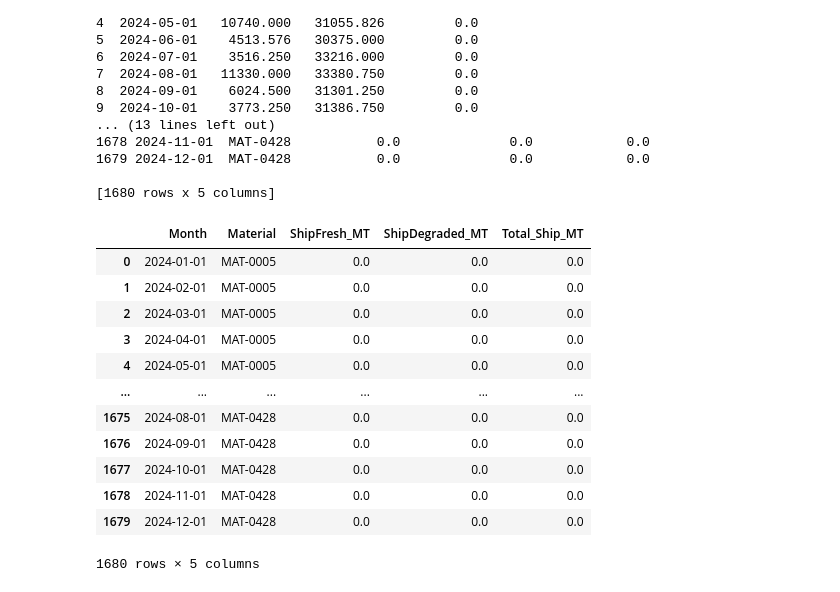
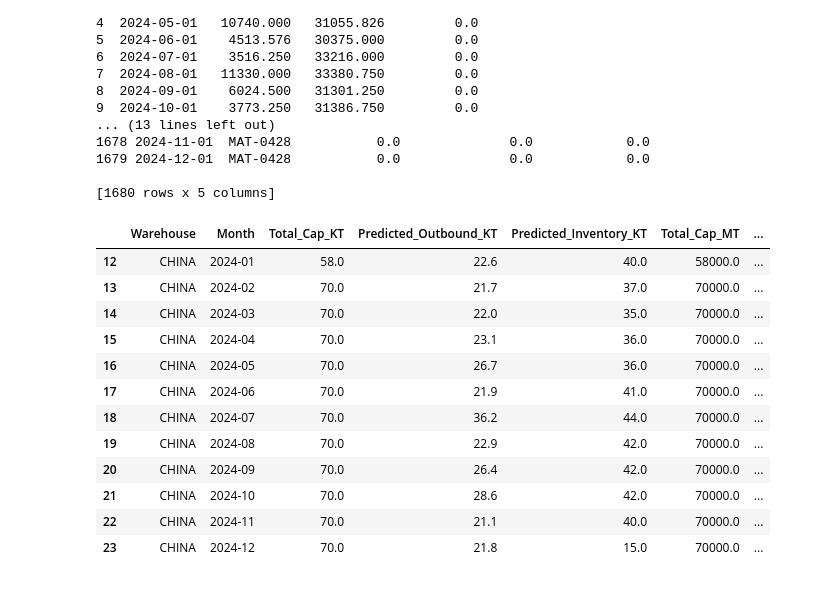
Before and after one commit to peter-parit/em-hackathon-notebooks, a Jupyter notebook: Notebooks/cleaned-deedee-data.ipynb, the cells around one changed output. Cells and saved outputs as stored; diff of their text form; code cells hidden in the pictures.

Commit message:
now have china updated

```diff
--- a/Notebooks/cleaned-deedee-data.ipynb
+++ b/Notebooks/cleaned-deedee-data.ipynb
@@ -369,6 +416,8 @@ inventory_aggregated
 forcast = pd.read_csv("../Data/Monthly_Forecast_Summary.csv")
 # %%
 forecast_sg = forcast[forcast['Warehouse'] == 'SINGAPORE'].copy()
+
+forecast_ch = forcast[forcast['Warehouse'] == 'CHINA'].copy()
 forcast
 # %% [output]
 |  | Warehouse | Month | Total_Cap_KT | Predicted_Outbound_KT | Predicted_Inventory_KT |
@@ -389,16 +438,25 @@ forcast
 | 22 | CHINA | 2024-11 | 70.0 | 21.10 | 40.00000 |
 | 23 | CHINA | 2024-12 | 70.0 | 21.80 | 15.00000 |
 # %%
-# multiply the three KT‐columns by 1 000:
+# multiply the three KT‐columns by 1 000 for singapore:
 forecast_sg["Total_Cap_MT"] = forecast_sg["Total_Cap_KT"] * 1000
 forecast_sg["Predicted_Outbound_MT"] = forecast_sg["Predicted_Outbound_KT"] * 1000
 forecast_sg["Predicted_Inventory_MT"] = forecast_sg["Predicted_Inventory_KT"] * 1000
 
-# if you’d rather *replace* the old columns in place and rename:
-forecast_sg["Total_Cap_KT"] *= 1000
-forecast_sg.drop(columns=['Total_Cap_KT', 'Predicted_Outbound_KT', 'Predicted_Inventory_KT'], inplace=True)
+# multiply the three KT‐columns by 1 000 for china:
+forecast_ch["Total_Cap_MT"] = forecast_ch["Total_Cap_KT"] * 1000
+forecast_ch["Predicted_Outbound_MT"] = forecast_ch["Predicted_Outbound_KT"] * 1000
+forecast_ch["Predicted_Inventory_MT"] = forecast_ch["Predicted_Inventory_KT"] * 1000
+
+# # if you’d rather *replace* the old columns in place and rename:
+# forecast_sg["Total_Cap_KT"] *= 1000
+# forecast_sg.drop(columns=['Total_Cap_KT', 'Predicted_Outbound_KT', 'Predicted_Inventory_KT'], inplace=True)
+
+
 
 forecast_sg['Month'] = pd.to_datetime(forecast_sg['Month']).dt.to_period('M')
+
+forecast_ch['Month'] = pd.to_datetime(forecast_ch['Month']).dt.to_period('M')
 # %%
 forecast_sg
 # %% [output]
@@ -1000,18 +1213,18 @@ Status: Optimal
 
 [1680 rows x 5 columns]
 # %%
-ship_by_sku
+forecast_ch
 # %% [output]
-|  | Month | Material | ShipFresh_MT | ShipDegraded_MT | Total_Ship_MT |
-| 0 | 2024-01-01 | MAT-0005 | 0.0 | 0.0 | 0.0 |
-| 1 | 2024-02-01 | MAT-0005 | 0.0 | 0.0 | 0.0 |
-| 2 | 2024-03-01 | MAT-0005 | 0.0 | 0.0 | 0.0 |
-| 3 | 2024-04-01 | MAT-0005 | 0.0 | 0.0 | 0.0 |
-| 4 | 2024-05-01 | MAT-0005 | 0.0 | 0.0 | 0.0 |
-| ... | ... | ... | ... | ... | ... |
-| 1675 | 2024-08-01 | MAT-0428 | 0.0 | 0.0 | 0.0 |
-| 1676 | 2024-09-01 | MAT-0428 | 0.0 | 0.0 | 0.0 |
-| 1677 | 2024-10-01 | MAT-0428 | 0.0 | 0.0 | 0.0 |
-| 1678 | 2024-11-01 | MAT-0428 | 0.0 | 0.0 | 0.0 |
-| 1679 | 2024-12-01 | MAT-0428 | 0.0 | 0.0 | 0.0 |
+|  | Warehouse | Month | Total_Cap_KT | Predicted_Outbound_KT | Predicted_Inventory_KT | Total_Cap_MT | ... |
+| 12 | CHINA | 2024-01 | 58.0 | 22.6 | 40.0 | 58000.0 | ... |
+| 13 | CHINA | 2024-02 | 70.0 | 21.7 | 37.0 | 70000.0 | ... |
+| 14 | CHINA | 2024-03 | 70.0 | 22.0 | 35.0 | 70000.0 | ... |
+| 15 | CHINA | 2024-04 | 70.0 | 23.1 | 36.0 | 70000.0 | ... |
+| 16 | CHINA | 2024-05 | 70.0 | 26.7 | 36.0 | 70000.0 | ... |
+| 17 | CHINA | 2024-06 | 70.0 | 21.9 | 41.0 | 70000.0 | ... |
+| 18 | CHINA | 2024-07 | 70.0 | 36.2 | 44.0 | 70000.0 | ... |
+| 19 | CHINA | 2024-08 | 70.0 | 22.9 | 42.0 | 70000.0 | ... |
+| 20 | CHINA | 2024-09 | 70.0 | 26.4 | 42.0 | 70000.0 | ... |
+| 21 | CHINA | 2024-10 | 70.0 | 28.6 | 42.0 | 70000.0 | ... |
+| 22 | CHINA | 2024-11 | 70.0 | 21.1 | 40.0 | 70000.0 | ... |
+| 23 | CHINA | 2024-12 | 70.0 | 21.8 | 15.0 | 70000.0 | ... |
-1680 rows × 5 columns
```
Also changed, not shown: parts of 31 cells of this notebook.
